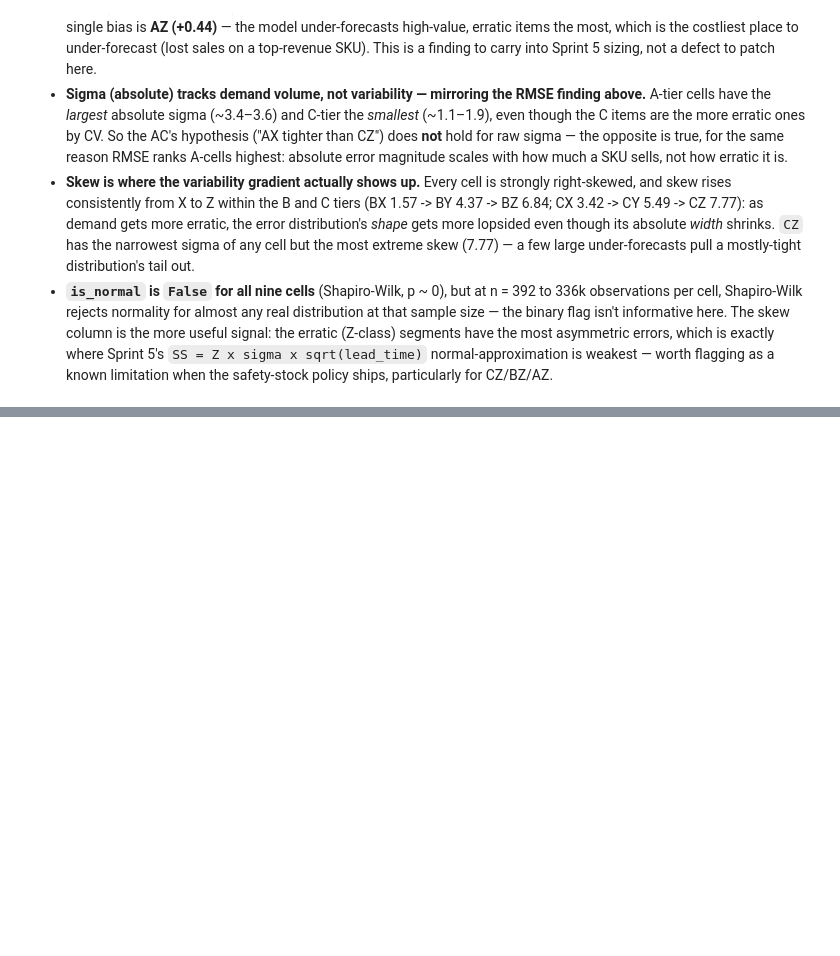
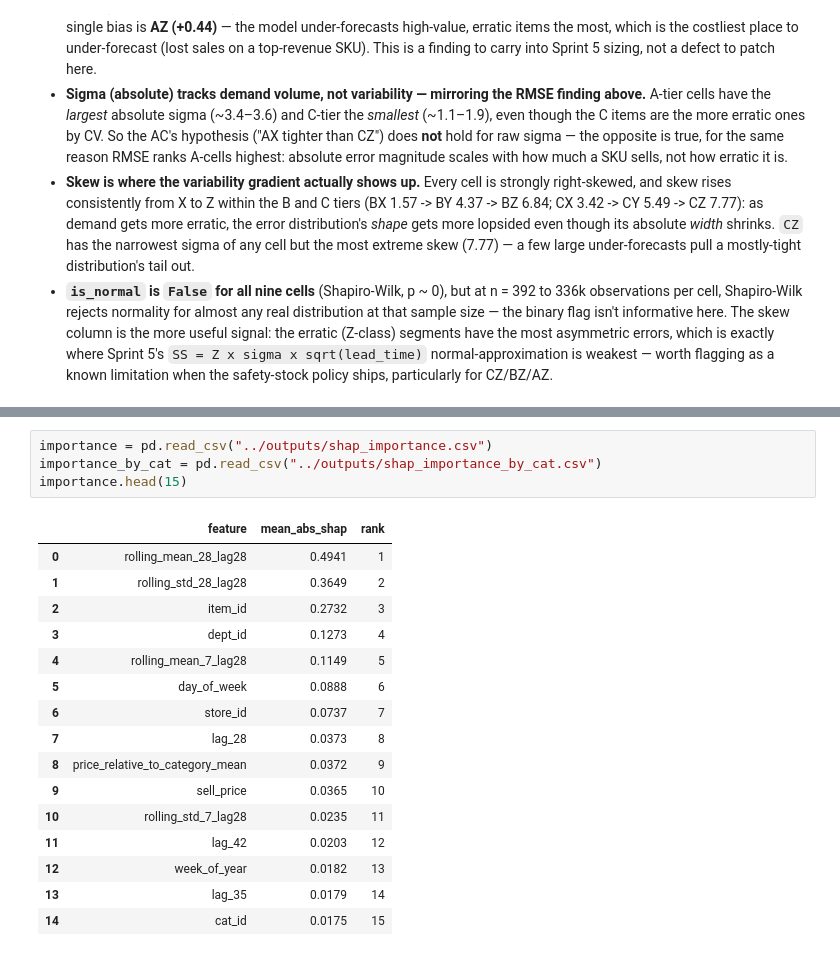
Before and after one commit to msburns24/sc-demand-forecasting, a Jupyter notebook: notebooks/05-evaluation.ipynb, the cells around one changed output, grey strips where cells are left out. Cells and saved outputs as stored; diff of their text form; blank space fills up the shorter version.

```diff
--- a/notebooks/05-evaluation.ipynb
+++ b/notebooks/05-evaluation.ipynb
@@ -224,0 +241,21 @@ plt.show()
+# %%
+importance = pd.read_csv("../outputs/shap_importance.csv")
+importance_by_cat = pd.read_csv("../outputs/shap_importance_by_cat.csv")
+importance.head(15)
+# %% [output]
+|  | feature | mean_abs_shap | rank |
+| 0 | rolling_mean_28_lag28 | 0.4941 | 1 |
+| 1 | rolling_std_28_lag28 | 0.3649 | 2 |
+| 2 | item_id | 0.2732 | 3 |
+| 3 | dept_id | 0.1273 | 4 |
+| 4 | rolling_mean_7_lag28 | 0.1149 | 5 |
+| 5 | day_of_week | 0.0888 | 6 |
+| 6 | store_id | 0.0737 | 7 |
+| 7 | lag_28 | 0.0373 | 8 |
+| 8 | price_relative_to_category_mean | 0.0372 | 9 |
+| 9 | sell_price | 0.0365 | 10 |
+| 10 | rolling_std_7_lag28 | 0.0235 | 11 |
+| 11 | lag_42 | 0.0203 | 12 |
+| 12 | week_of_year | 0.0182 | 13 |
+| 13 | lag_35 | 0.0179 | 14 |
+| 14 | cat_id | 0.0175 | 15 |
```
Also changed, not shown: parts of 4 cells of this notebook, 8 other files.
